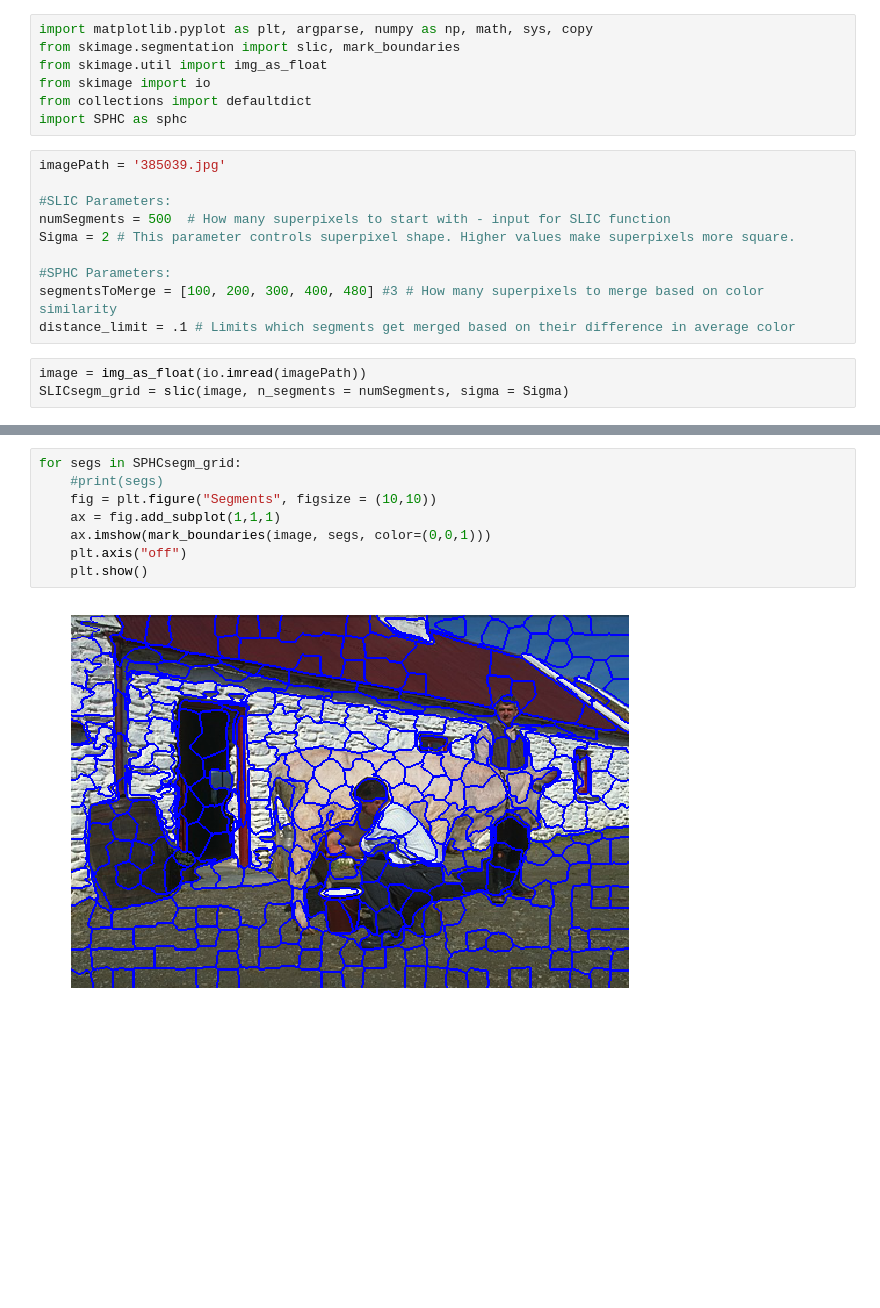
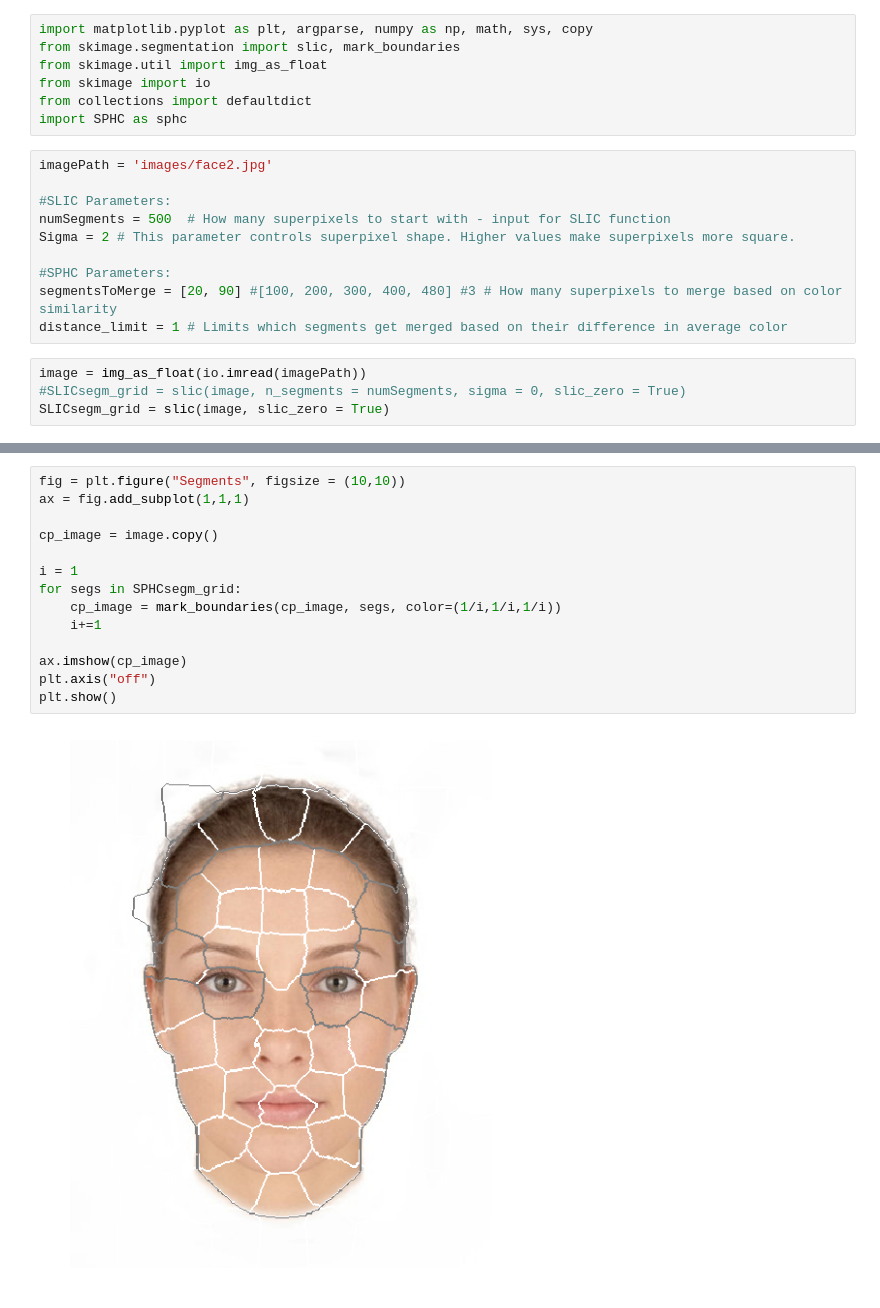
Before and after one commit to falreis/image-segm, a Jupyter notebook: code/segmentation.ipynb, the cells around one changed output, grey strips where cells are left out. Cells and saved outputs as stored; diff of their text form; blank space fills up the shorter version.

```diff
--- a/code/segmentation.ipynb
+++ b/code/segmentation.ipynb
@@ -6,15 +6,16 @@ from skimage import io
 from collections import defaultdict
 import SPHC as sphc
 # %%
-imagePath = '385039.jpg'
+imagePath = 'images/face2.jpg'
 
 #SLIC Parameters:
 numSegments = 500  # How many superpixels to start with - input for SLIC function
 Sigma = 2 # This parameter controls superpixel shape. Higher values make superpixels more square.
 
 #SPHC Parameters:
-segmentsToMerge = [100, 200, 300, 400, 480] #3 # How many superpixels to merge based on color similarity
-distance_limit = .1 # Limits which segments get merged based on their difference in average color
+segmentsToMerge = [20, 90] #[100, 200, 300, 400, 480] #3 # How many superpixels to merge based on color similarity
+distance_limit = 1 # Limits which segments get merged based on their difference in average color
 # %%
 image = img_as_float(io.imread(imagePath))
-SLICsegm_grid = slic(image, n_segments = numSegments, sigma = Sigma)
+#SLICsegm_grid = slic(image, n_segments = numSegments, sigma = 0, slic_zero = True)
+SLICsegm_grid = slic(image, slic_zero = True)
@@ -36,10 +31,16 @@ Merging Segments...
 # %%
+fig = plt.figure("Segments", figsize = (10,10))
+ax = fig.add_subplot(1,1,1)
+
+cp_image = image.copy()
+
+i = 1
 for segs in SPHCsegm_grid:
-    #print(segs)
-    fig = plt.figure("Segments", figsize = (10,10))
-    ax = fig.add_subplot(1,1,1)
-    ax.imshow(mark_boundaries(image, segs, color=(0,0,1)))
-    plt.axis("off")
-    plt.show()
+    cp_image = mark_boundaries(cp_image, segs, color=(1/i,1/i,1/i))
+    i+=1
+
+ax.imshow(cp_image)
+plt.axis("off")
+plt.show()
 # %% [output]
-[figure, old version]
+[figure, new version]
```
Also changed, not shown: parts of 4 cells of this notebook, 1 other file.
